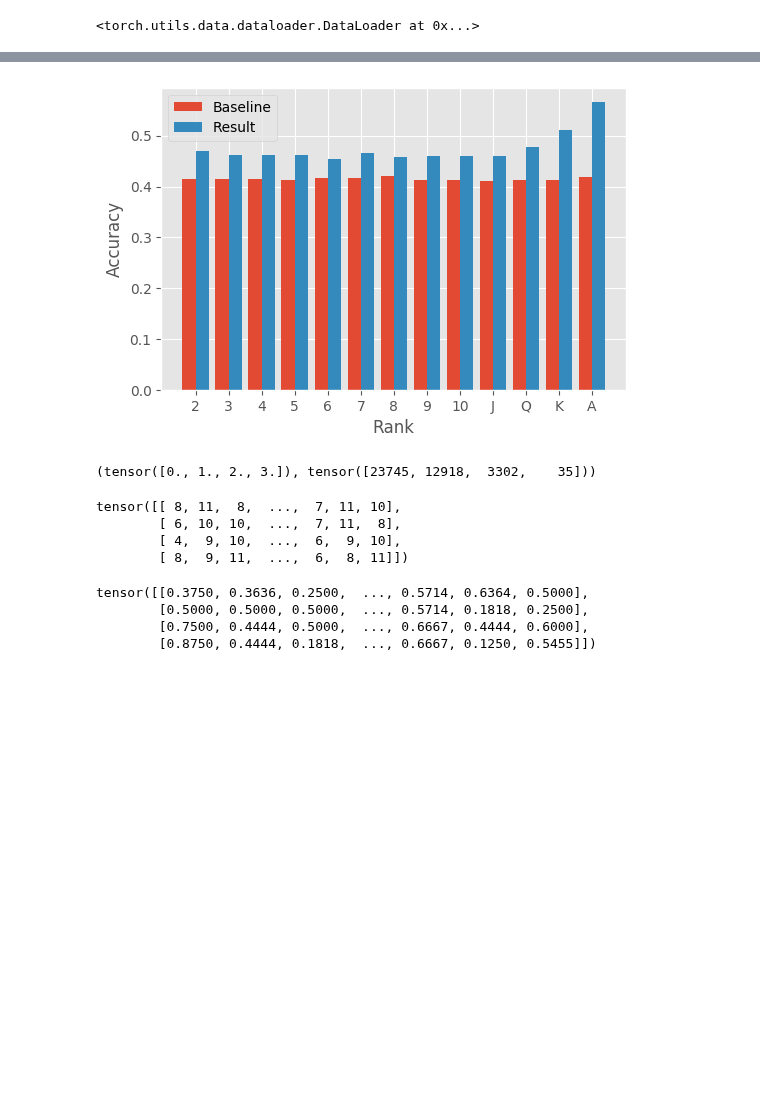
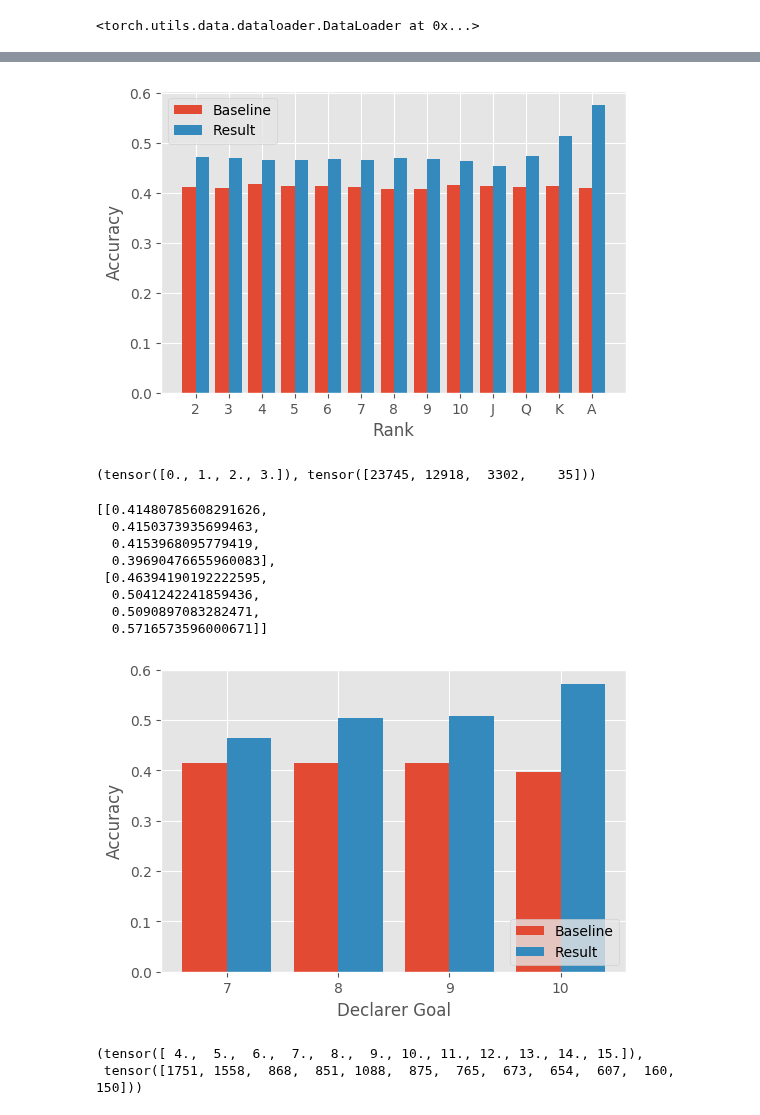
Before and after one commit to JackywithaWhiteDog/Bridge-AI-with-Bidding-Information, a Jupyter notebook: notebooks/test_rnn.ipynb, the cells around one changed output, grey strips where cells are left out. Drawn from its saved outputs; the diff is of its cells as text; code cells hidden in the pictures; blank space fills up the shorter version.

```diff
--- a/notebooks/test_rnn.ipynb
+++ b/notebooks/test_rnn.ipynb
@@ -20,7 +20,8 @@ loader
 # %% [output]
 <torch.utils.data.dataloader.DataLoader at 0x...>
 # %%
-model = HandsClassifier.load_from_checkpoint("../ckpt/hands/20220602_0740/hands-epoch=40-valid_card_acc=0.46-valid_loss=0.28.ckpt").cuda()
+# model = HandsClassifier.load_from_checkpoint("../ckpt/hands/20220602_0740/hands-epoch=40-valid_card_acc=0.46-valid_loss=0.28.ckpt").cuda()
+model = HandsClassifier.load_from_checkpoint("../ckpt/hands/20220605_2200/hands-epoch=12-valid_card_acc=0.47-valid_loss=0.26.ckpt").cuda()
 model
 # %% [output]
 HandsClassifier(
@@ -47,7 +40,7 @@ import torch
 hints = []
 # results = []
 hinted_results = []
-null_results = []
+# null_results = []
 random_results = []
 targets = []
 biddings = []
@@ -61,13 +54,13 @@ with torch.no_grad():
         targets.append(target)
         # results.append(model.greedy_generate(output.cpu()))
         hinted_results.append(model.greedy_generate(output.cpu(), hints=masked_hand.cpu()))
-        null_results.append(model.greedy_generate(torch.zeros(output.shape), hints=masked_hand.cpu()))
+        # null_results.append(model.greedy_generate(torch.zeros(output.shape), hints=masked_hand.cpu()))
         random_results.append(model.greedy_generate(torch.rand(output.shape), hints=masked_hand.cpu()))
 hints = torch.concat(hints)
 targets = torch.concat(targets)
 # results = torch.concat(results)
 hinted_results = torch.concat(hinted_results)
-null_results = torch.concat(null_results)
+# null_results = torch.concat(null_results)
 random_results = torch.concat(random_results)
 biddings = torch.concat(biddings)
 # %%
@@ -131,24 +122,53 @@ plt.ylabel('Accuracy')
 
 plt.show()
 # %% [output]
-[figure, old version]
+[figure, new version]
 # %%
 call_cnt = torch.stack(biddings.sum(dim=1).split(7, dim=1)[:-2]).sum(dim=2).flatten()
 calls = np.arange(call_cnt.min(), call_cnt.max()+1)
 call_cnt.unique(return_counts=True)
 # %% [output]
 (tensor([0., 1., 2., 3.]), tensor([23745, 12918,  3302,    35]))
-# %%
-card_unknown.sum(dim=2)
-# %% [output]
-tensor([[ 8, 11,  8,  ...,  7, 11, 10],
-        [ 6, 10, 10,  ...,  7, 11,  8],
-        [ 4,  9, 10,  ...,  6,  9, 10],
-        [ 8,  9, 11,  ...,  6,  8, 11]])
 # %%
-(torch.stack((torch.stack((hinted_results == targets).split(52, dim=1)).sum(dim=0) == 4).split(13, dim=1)) & card_unknown).sum(dim=2) / card_unknown.sum(dim=2)
+suit_matches = [
+    ((torch.stack((torch.stack((random_results == targets).split(52, dim=1)).sum(dim=0) == 4).split(13, dim=1)) & card_unknown).sum(dim=2) / card_unknown.sum(dim=2)).flatten(),
+    ((torch.stack((torch.stack((hinted_results == targets).split(52, dim=1)).sum(dim=0) == 4).split(13, dim=1)) & card_unknown).sum(dim=2) / card_unknown.sum(dim=2)).flatten(),
+]
+suit_acc = [[] for _ in range(len(suit_matches))]
+for i, suit_match in enumerate(suit_matches):
+    for call in calls:
+        suit_acc[i].append(suit_match[call_cnt==call].nanmean().item())
+suit_acc
 # %% [output]
-tensor([[0.3750, 0.3636, 0.2500,  ..., 0.5714, 0.6364, 0.5000],
-        [0.5000, 0.5000, 0.5000,  ..., 0.5714, 0.1818, 0.2500],
-        [0.7500, 0.4444, 0.5000,  ..., 0.6667, 0.4444, 0.6000],
-        [0.8750, 0.4444, 0.1818,  ..., 0.6667, 0.1250, 0.5455]])
+[[0.41480785608291626,
+  0.4150373935699463,
+  0.4153968095779419,
+  0.39690476655960083],
+ [0.46394190192222595,
+  0.5041242241859436,
+  0.5090897083282471,
+  0.5716573596000671]]
+# %%
+import numpy as np
+
+width = .4
+
+plt.figure(dpi=100)
+plt.bar(np.arange(4), suit_acc[0], width=width)
+plt.bar(np.arange(4) + width, suit_acc[1], width=width)
+
+plt.xticks(np.arange(4) + width / 2, np.arange(4)+7)
+plt.legend(['Baseline', 'Result'], loc='lower right')
+plt.xlabel('Declarer Goal')
+plt.ylabel('Accuracy')
+
+plt.show()
+# %% [output]
+[figure, added]
+# %%
+bidding_len = biddings.sum(dim=1).sum(dim=1)
+lengths = np.arange(bidding_len.min(), bidding_len.max()+1)
+bidding_len.unique(return_counts=True)
+# %% [output]
+(tensor([ 4.,  5.,  6.,  7.,  8.,  9., 10., 11., 12., 13., 14., 15.]),
+ tensor([1751, 1558,  868,  851, 1088,  875,  765,  673,  654,  607,  160,  150]))
```
Also changed, not shown: parts of 14 cells of this notebook, 2 other files.
